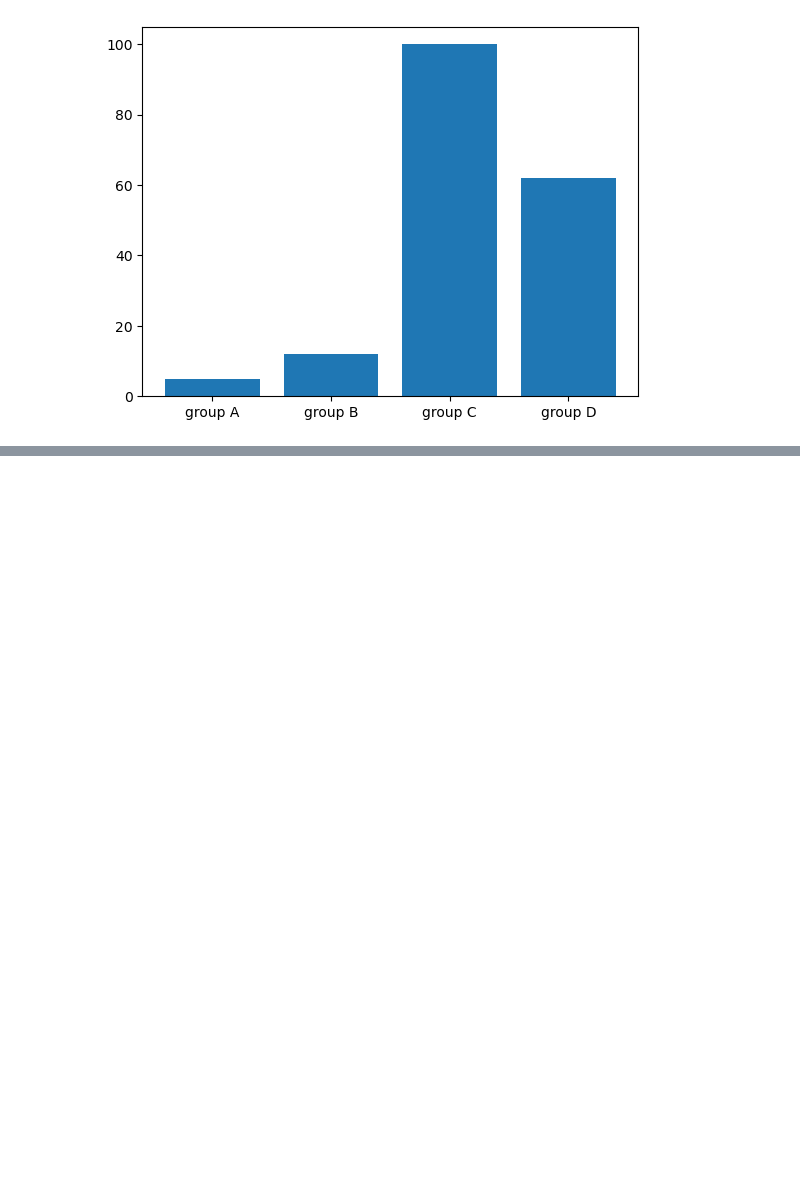
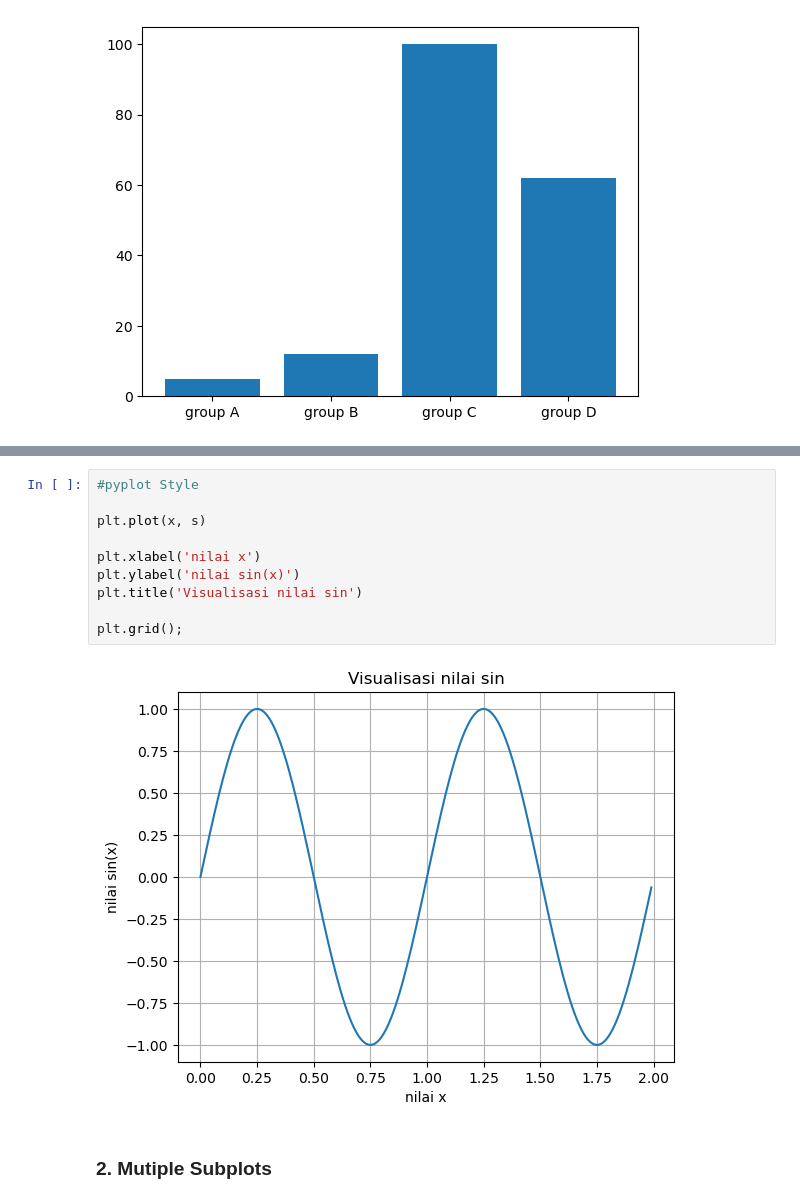
Before and after one commit to Edy-Mochamad/Learn-visualization-data, a Jupyter notebook: pengenalan-Matplotlib.ipynb, the cells around one changed output, grey strips where cells are left out. Saved outputs shown, nothing was run; the diff lists cells and outputs as text; blank space fills up the shorter version.

```diff
--- a/pengenalan-Matplotlib.ipynb
+++ b/pengenalan-Matplotlib.ipynb
@@ -287,0 +354,14 @@ plt.show()
+# %%
+#pyplot Style
+
+plt.plot(x, s)
+
+plt.xlabel('nilai x')
+plt.ylabel('nilai sin(x)')
+plt.title('Visualisasi nilai sin')
+
+plt.grid();
+# %% [output]
+[figure, added]
+# %% [markdown]
+### **2. Mutiple Subplots**
```
Also changed, not shown: parts of 6 cells of this notebook.
